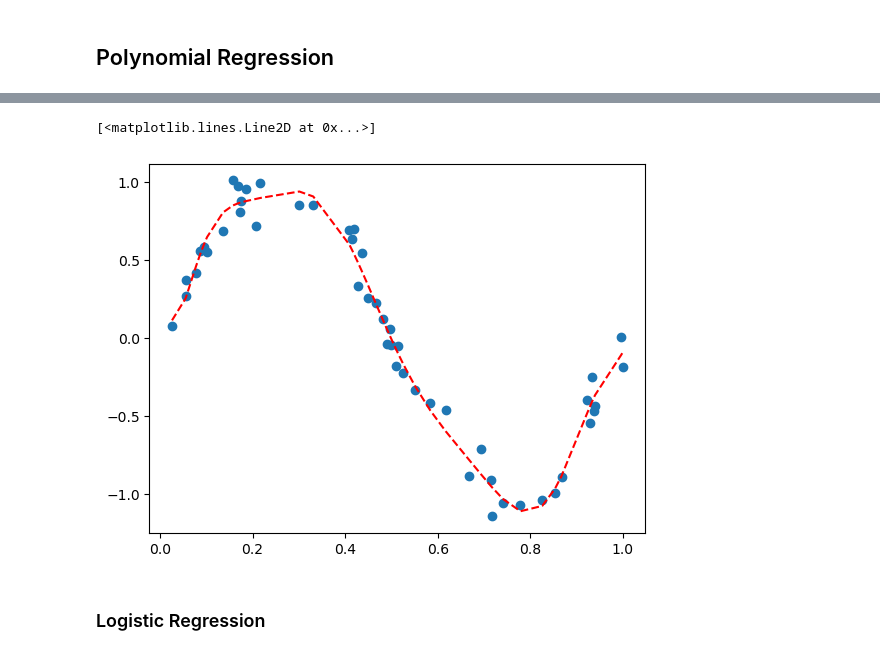
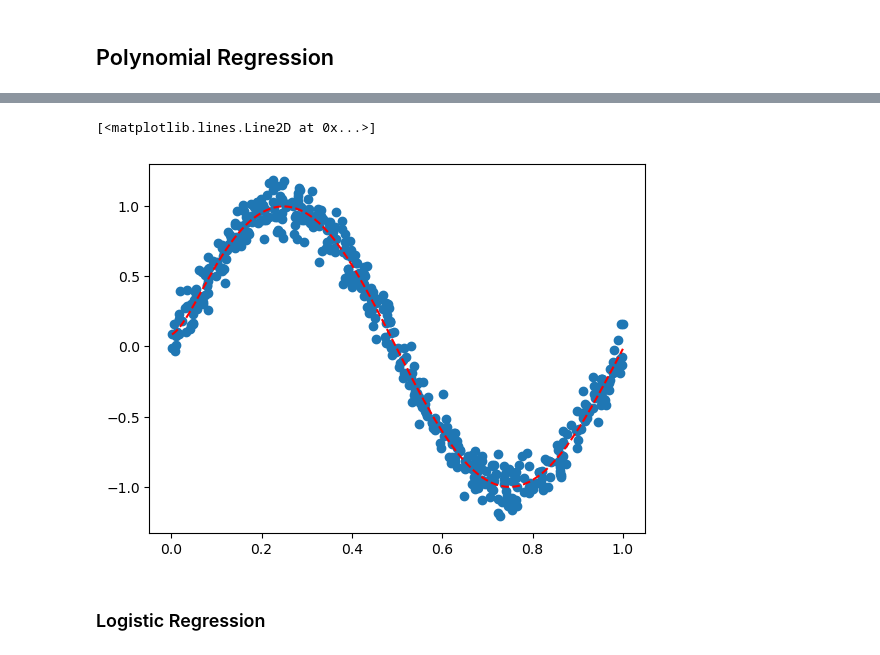
Before and after one commit to Sagarchhikara/Personal-code-practice, a Jupyter notebook: python-ml/Regression Analysis.ipynb, the cells around one changed output, grey strips where cells are left out. Cells and saved outputs as stored; diff of their text form; code cells hidden in the pictures.

```diff
--- a/python-ml/Regression Analysis.ipynb
+++ b/python-ml/Regression Analysis.ipynb
@@ -111,27 +111,27 @@ MAE  error  is  0.16777109069038657
 # %%
 #Visulization
 #from sklearn.linear_model import Lasso #Ridge, ElasticNet
-n = 50
+n = 500
 dg = 10
 
 
 X, Y = generate_dataset(n)
 X_poly = generate_features(X, dg)
 
 model =  LinearRegression()
 #model =  Lasso(alpha = 0.000000000001, normalize = True)
 
 model.fit(X_poly, Y)
 
 #Predict and evaluate
 Y_pred = model.predict(X_poly)
 
 
 plt.scatter(X, Y)
 plt.plot(X, Y_pred, 'r--')
 # %% [output]
 [<matplotlib.lines.Line2D at 0x...>]
-[figure, old version]
+[figure, new version]
 # %%
 #from sklearn.linear_model import Lasso # L1 regularization
 #from sklearn.linear_model import Ridge # L2 regularization
```
Also changed, not shown: parts of 4 cells of this notebook, 3 other files.
